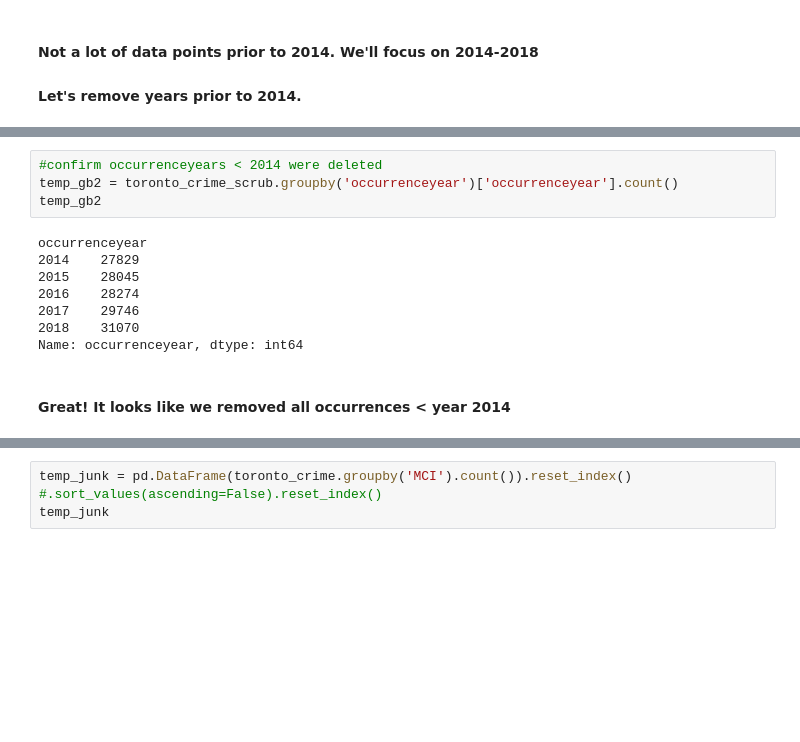
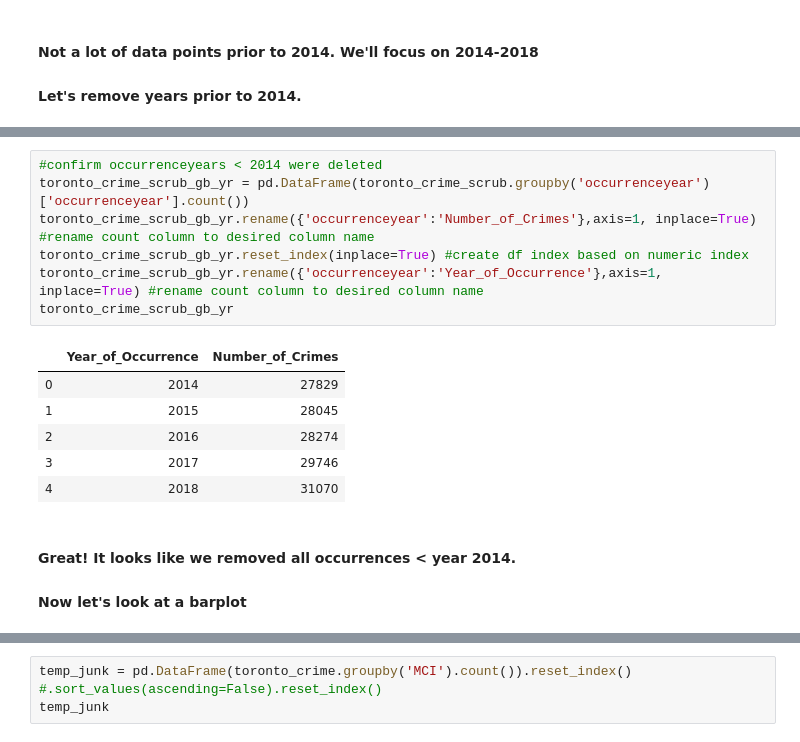
Before and after one commit to jboyce95/Coursera-IBM-DS-Capstone_Wk4-5, a Jupyter notebook: Coursera_Capstone_Toronto_Wk4-5.ipynb, the cells around one changed output, grey strips where cells are left out. Drawn from its saved outputs; the diff is of its cells as text; blank space fills up the shorter version.

```diff
--- a/Coursera_Capstone_Toronto_Wk4-5.ipynb
+++ b/Coursera_Capstone_Toronto_Wk4-5.ipynb
@@ -1361,17 +1357,20 @@ toronto_crime_scrub.head()
 | 2 | -79.501663 | 43.697552 | 216 | GO-20141956416 | 2014-04-25T13:20:00.000Z | 2014-04-25T13:52:00.000Z | Apartment | 1430 | ... |
 | 3 | -79.571510 | 43.721703 | 217 | GO-20141956867 | 2014-04-24T17:00:00.000Z | 2014-04-25T10:30:00.000Z | Outside | 1430 | ... |
 | 4 | -79.503487 | 43.663891 | 218 | GO-20141957505 | 2014-04-25T16:00:00.000Z | 2014-04-25T16:15:00.000Z | Apartment | 1430 | ... |
-# %%
-#confirm occurrenceyears < 2014 were deleted
-temp_gb2 = toronto_crime_scrub.groupby('occurrenceyear')['occurrenceyear'].count()
-temp_gb2
-# %% [output]
-occurrenceyear
-2014    27829
-2015    28045
-2016    28274
-2017    29746
-2018    31070
-Name: occurrenceyear, dtype: int64
+# %%
+#confirm occurrenceyears < 2014 were deleted
+toronto_crime_scrub_gb_yr = pd.DataFrame(toronto_crime_scrub.groupby('occurrenceyear')['occurrenceyear'].count())
+toronto_crime_scrub_gb_yr.rename({'occurrenceyear':'Number_of_Crimes'},axis=1, inplace=True) #rename count column to desired column name
+toronto_crime_scrub_gb_yr.reset_index(inplace=True) #create df index based on numeric index
+toronto_crime_scrub_gb_yr.rename({'occurrenceyear':'Year_of_Occurrence'},axis=1, inplace=True) #rename count column to desired column name
+toronto_crime_scrub_gb_yr
+# %% [output]
+|  | Year_of_Occurrence | Number_of_Crimes |
+| 0 | 2014 | 27829 |
+| 1 | 2015 | 28045 |
+| 2 | 2016 | 28274 |
+| 3 | 2017 | 29746 |
+| 4 | 2018 | 31070 |
 # %% [markdown]
-#### Great! It looks like we removed all occurrences < year 2014
+#### Great! It looks like we removed all occurrences < year 2014.
+#### Now let's look at a barplot
```
Also changed, not shown: parts of 4 cells of this notebook.
